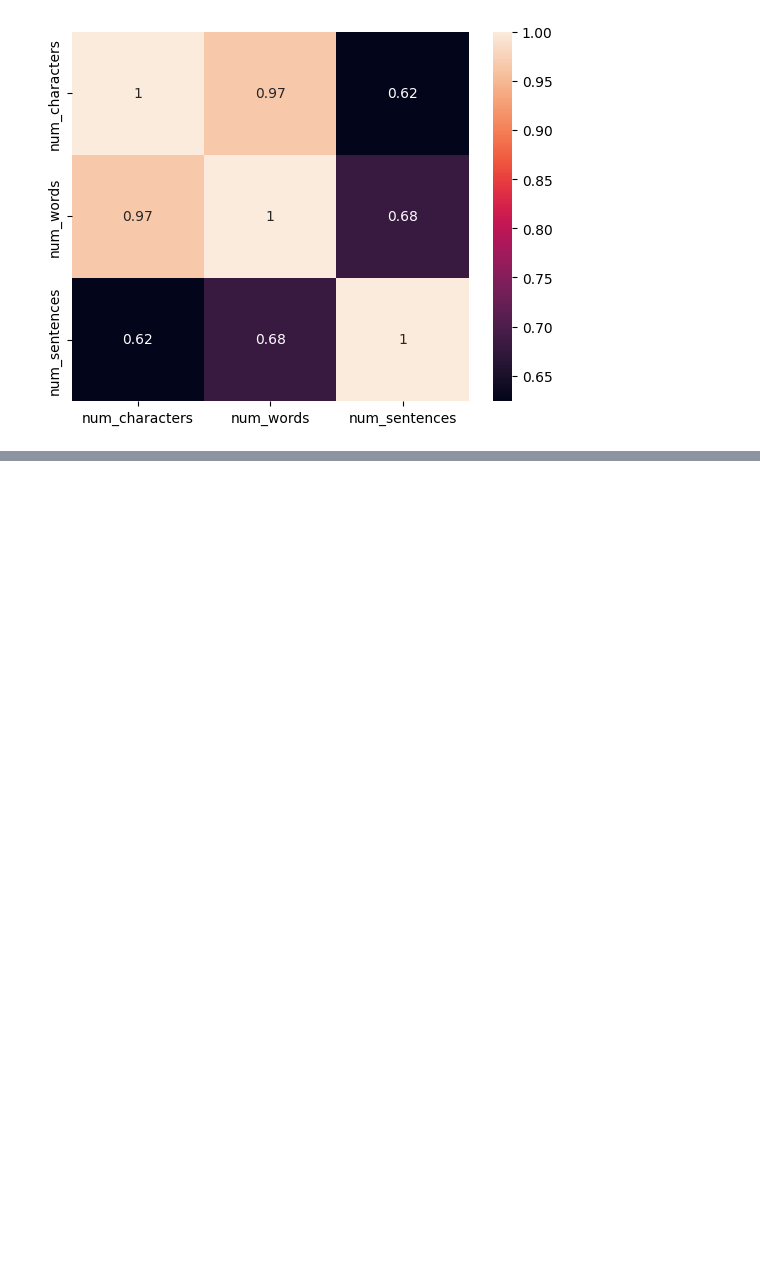
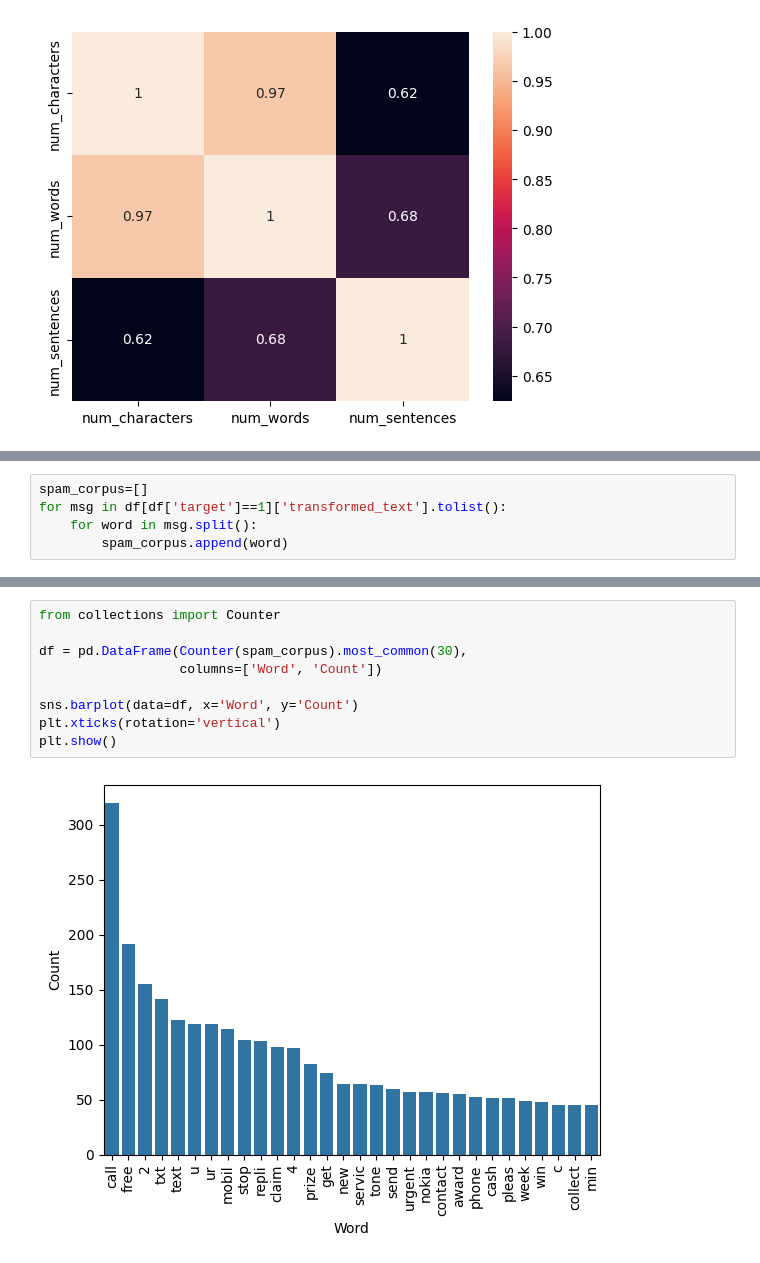
Before and after one commit to Shyam057/Email-spam-classifier, a Jupyter notebook: sms-spam-detection.ipynb, the cells around one changed output, grey strips where cells are left out. Saved outputs shown, nothing was run; the diff lists cells and outputs as text; blank space fills up the shorter version.

```diff
--- a/sms-spam-detection.ipynb
+++ b/sms-spam-detection.ipynb
@@ -234,0 +348,5 @@ sns.heatmap(
+# %%
+spam_corpus=[]
+for msg in df[df['target']==1]['transformed_text'].tolist():
+    for word in msg.split():
+        spam_corpus.append(word)
@@ -234,0 +357,11 @@ sns.heatmap(
+# %%
+from collections import Counter
+
+df = pd.DataFrame(Counter(spam_corpus).most_common(30),
+                  columns=['Word', 'Count'])
+
+sns.barplot(data=df, x='Word', y='Count')
+plt.xticks(rotation='vertical')
+plt.show()
+# %% [output]
+[figure, added]
```
Also changed, not shown: parts of 16 cells of this notebook.
